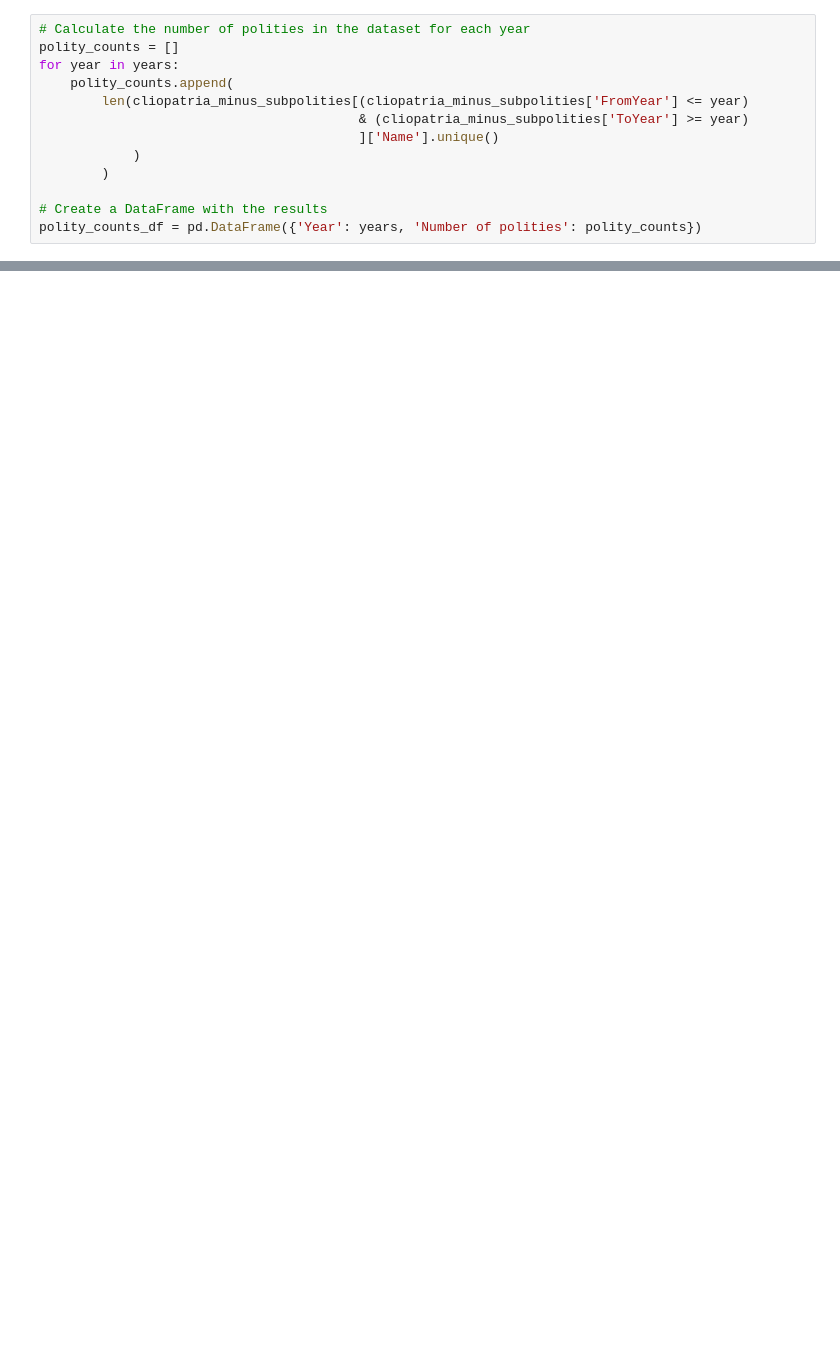
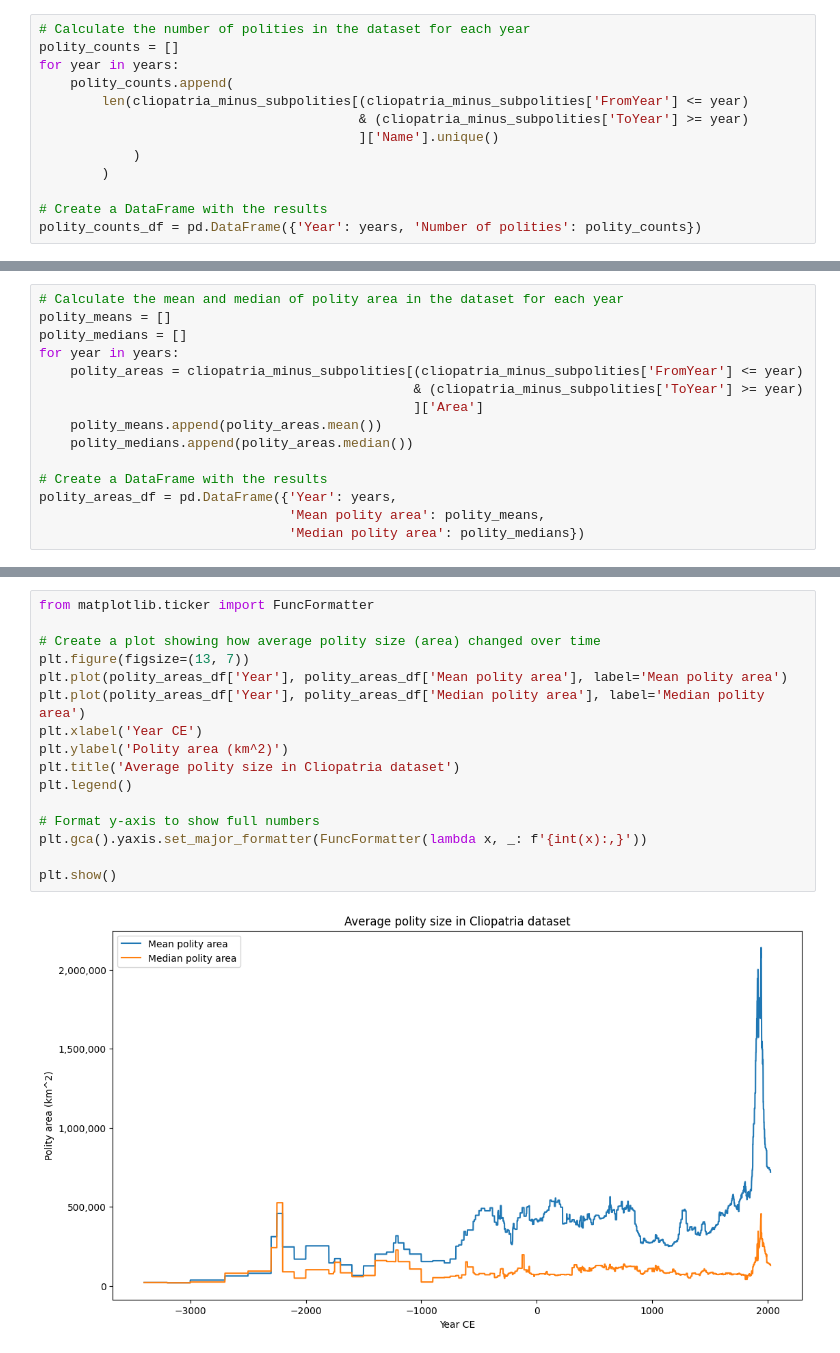
Before and after one commit to Seshat-Global-History-Databank/cliopatria, a Jupyter notebook: notebooks/stats.ipynb, the cells around one changed output, grey strips where cells are left out. Saved outputs shown, nothing was run; the diff lists cells and outputs as text; blank space fills up the shorter version.

```diff
--- a/notebooks/stats.ipynb
+++ b/notebooks/stats.ipynb
@@ -43,0 +73,15 @@ plt.show()
+# %%
+# Calculate the mean and median of polity area in the dataset for each year
+polity_means = []
+polity_medians = []
+for year in years:
+    polity_areas = cliopatria_minus_subpolities[(cliopatria_minus_subpolities['FromYear'] <= year)
+                                                & (cliopatria_minus_subpolities['ToYear'] >= year)
+                                                ]['Area']
+    polity_means.append(polity_areas.mean())
+    polity_medians.append(polity_areas.median())
+
+# Create a DataFrame with the results
+polity_areas_df = pd.DataFrame({'Year': years,
+                                'Mean polity area': polity_means,
+                                'Median polity area': polity_medians})
@@ -43,0 +98,18 @@ plt.show()
+# %%
+from matplotlib.ticker import FuncFormatter
+
+# Create a plot showing how average polity size (area) changed over time
+plt.figure(figsize=(13, 7))
+plt.plot(polity_areas_df['Year'], polity_areas_df['Mean polity area'], label='Mean polity area')
+plt.plot(polity_areas_df['Year'], polity_areas_df['Median polity area'], label='Median polity area')
+plt.xlabel('Year CE')
+plt.ylabel('Polity area (km^2)')
+plt.title('Average polity size in Cliopatria dataset')
+plt.legend()
+
+# Format y-axis to show full numbers
+plt.gca().yaxis.set_major_formatter(FuncFormatter(lambda x, _: f'{int(x):,}'))
+
+plt.show()
+# %% [output]
+[figure, added]
```
Also changed, not shown: parts of 9 cells of this notebook.
